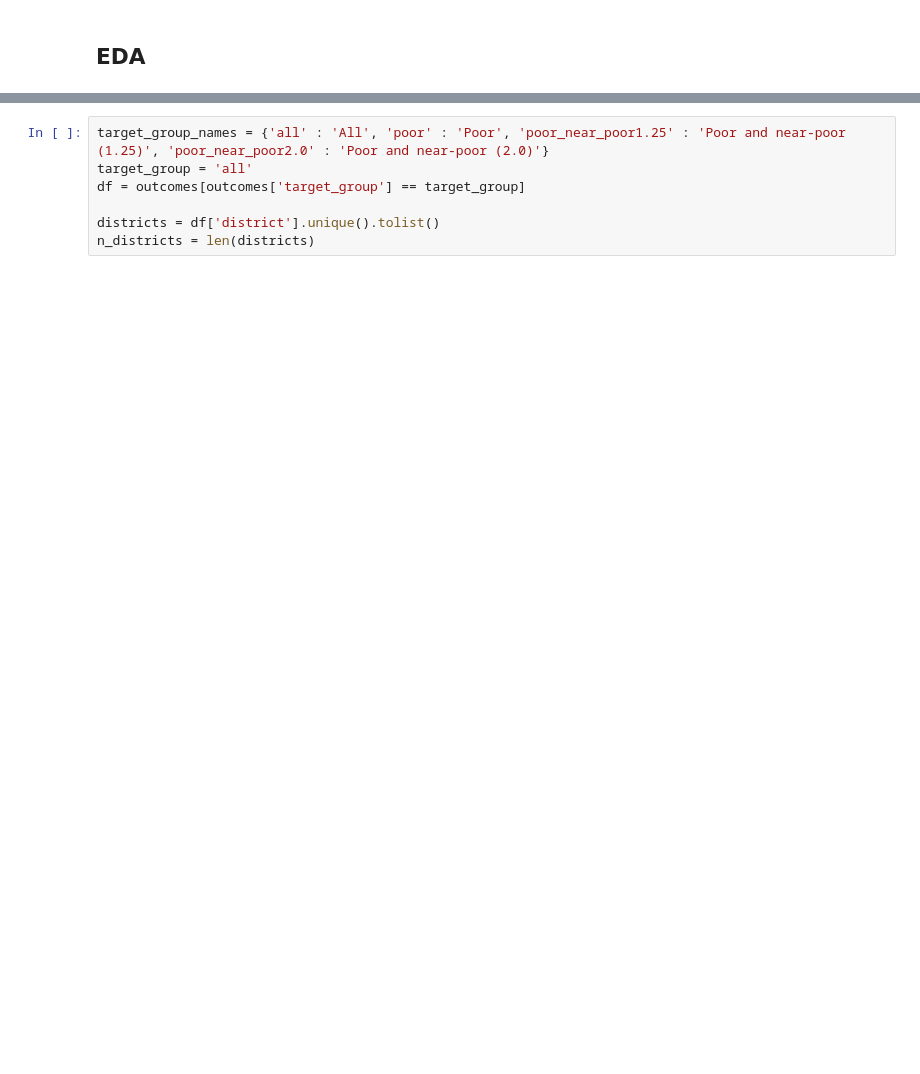
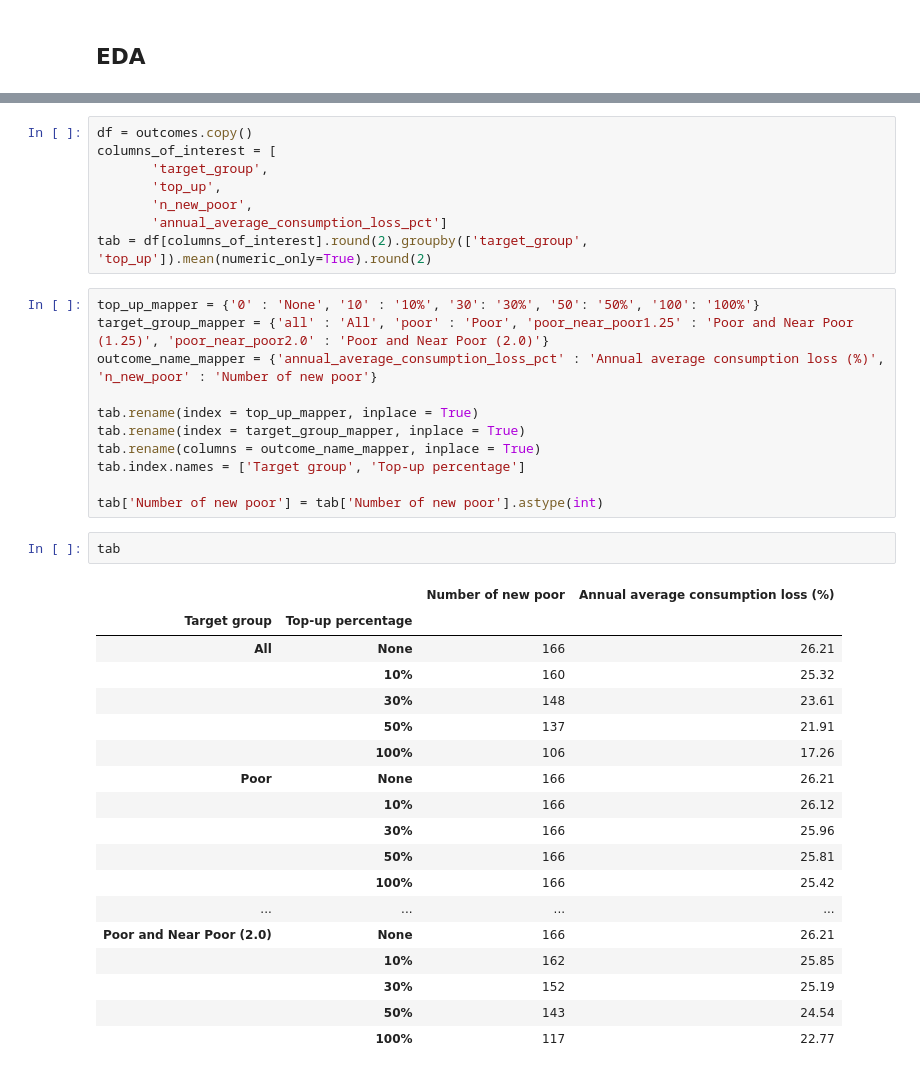
Before and after one commit to mikhailsirenko/unbreakable, a Jupyter notebook: notebooks/policy_analysis.ipynb, the cells around one changed output, grey strips where cells are left out. Saved outputs shown, nothing was run; the diff lists cells and outputs as text; blank space fills up the shorter version.

```diff
--- a/notebooks/policy_analysis.ipynb
+++ b/notebooks/policy_analysis.ipynb
@@ -123,8 +49,41 @@ df[columns_of_interest].round(2).groupby(['target_group', 'top_up', 'district'])
-# %%
-target_group_names = {'all' : 'All', 'poor' : 'Poor', 'poor_near_poor1.25' : 'Poor and near-poor (1.25)', 'poor_near_poor2.0' : 'Poor and near-poor (2.0)'}
-target_group = 'all'
-df = outcomes[outcomes['target_group'] == target_group]
-
-districts = df['district'].unique().tolist()
-n_districts = len(districts)
+# %%
+df = outcomes.copy()
+columns_of_interest = [
+       'target_group',
+       'top_up',
+       'n_new_poor',
+       'annual_average_consumption_loss_pct']
+tab = df[columns_of_interest].round(2).groupby(['target_group', 'top_up']).mean(numeric_only=True).round(2)
+# %%
+top_up_mapper = {'0' : 'None', '10' : '10%', '30': '30%', '50': '50%', '100': '100%'}
+target_group_mapper = {'all' : 'All', 'poor' : 'Poor', 'poor_near_poor1.25' : 'Poor and Near Poor (1.25)', 'poor_near_poor2.0' : 'Poor and Near Poor (2.0)'}
+outcome_name_mapper = {'annual_average_consumption_loss_pct' : 'Annual average consumption loss (%)', 'n_new_poor' : 'Number of new poor'}
+
+tab.rename(index = top_up_mapper, inplace = True)
+tab.rename(index = target_group_mapper, inplace = True)
+tab.rename(columns = outcome_name_mapper, inplace = True)
+tab.index.names = ['Target group', 'Top-up percentage']
+
+tab['Number of new poor'] = tab['Number of new poor'].astype(int)
+# %%
+tab
+# %% [output]
+|  |  | Number of new poor | Annual average consumption loss (%) |
+| Target group | Top-up percentage |  |  |
+| All | None | 166 | 26.21 |
+|  | 10% | 160 | 25.32 |
+|  | 30% | 148 | 23.61 |
+|  | 50% | 137 | 21.91 |
+|  | 100% | 106 | 17.26 |
+| Poor | None | 166 | 26.21 |
+|  | 10% | 166 | 26.12 |
+|  | 30% | 166 | 25.96 |
+|  | 50% | 166 | 25.81 |
+|  | 100% | 166 | 25.42 |
+| ... | ... | ... | ... |
+| Poor and Near Poor (2.0) | None | 166 | 26.21 |
+|  | 10% | 162 | 25.85 |
+|  | 30% | 152 | 25.19 |
+|  | 50% | 143 | 24.54 |
+|  | 100% | 117 | 22.77 |
 # %%
```
Also changed, not shown: parts of 7 cells of this notebook.
